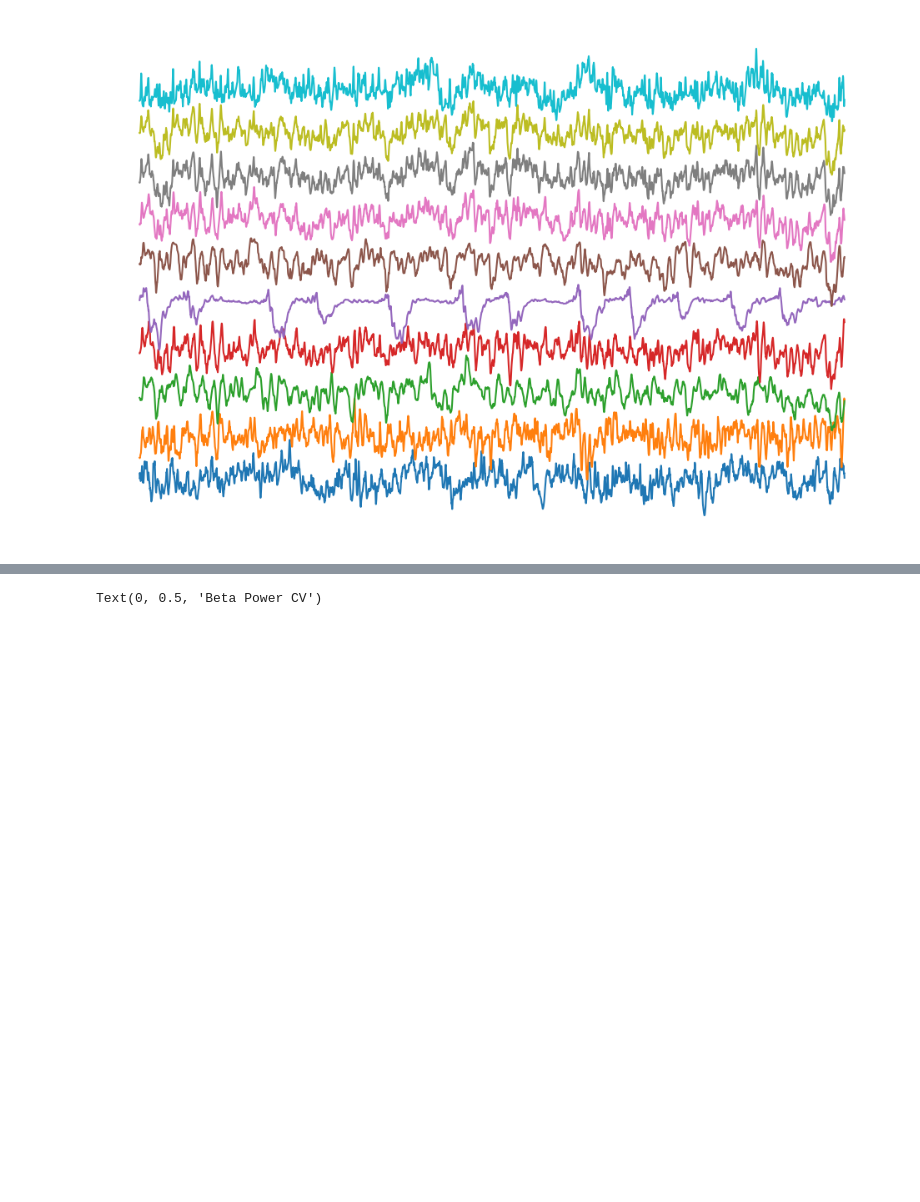
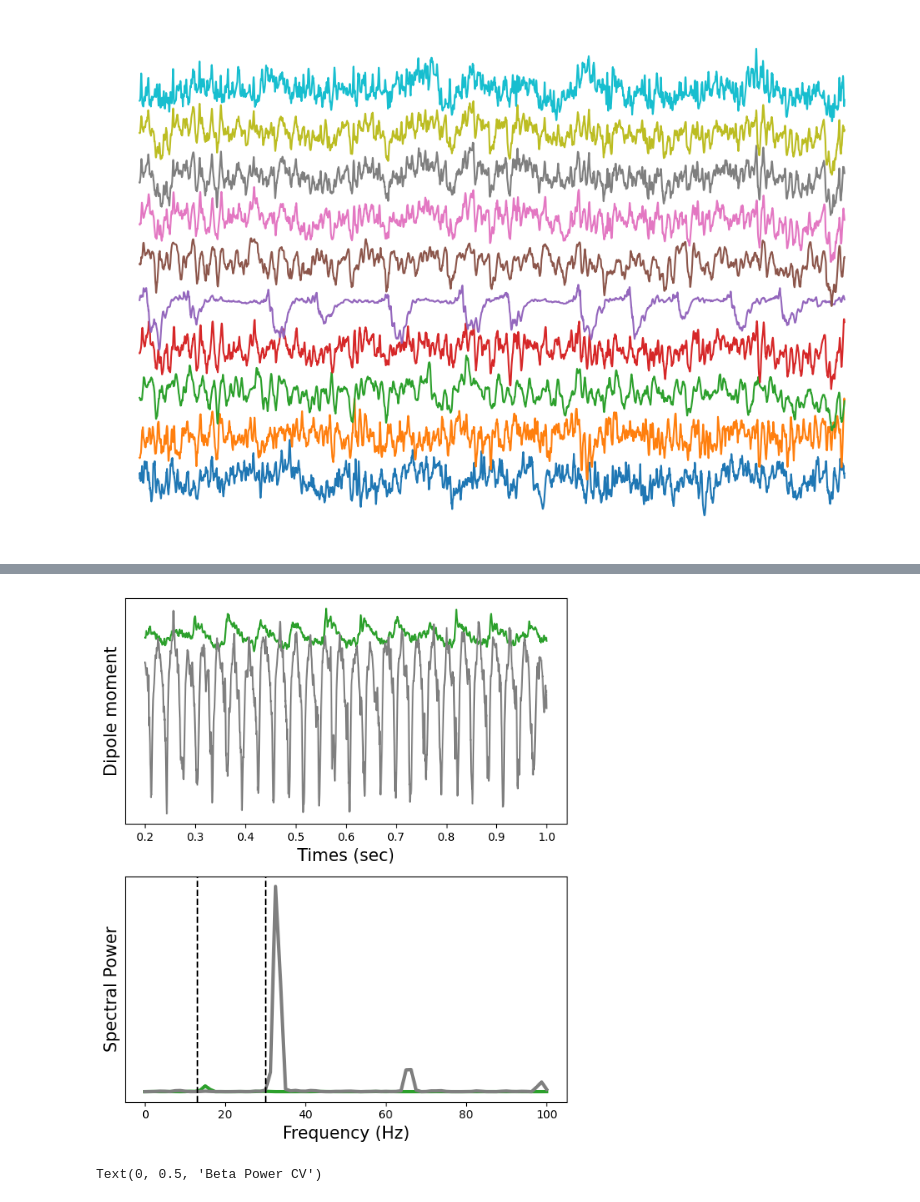
Before and after one commit to ntolley/hnn_latent, a Jupyter notebook: notebooks/excitation_propogation.ipynb, the cells around one changed output, grey strips where cells are left out. Cells and saved outputs as stored; diff of their text form; code cells hidden in the pictures; blank space fills up the shorter version.

```diff
--- a/notebooks/excitation_propogation.ipynb
+++ b/notebooks/excitation_propogation.ipynb
@@ -122,3 +116,28 @@ plt.legend()
+# %%
+plt.figure(figsize=(6,7))
+
+plt.subplot(2,1,1)
+plt.plot(times[mask], dpl[ratio_sort[8],mask] + 0.08, color='C2')
+plt.plot(times[mask], dpl[ratio_sort[-2],mask], color='C7')
+
+plt.xlabel('Times (sec)', fontsize=15)
+plt.ylabel('Dipole moment', fontsize=15)
+plt.yticks([])
+
+plt.subplot(2,1,2)
+plt.plot(freqs, powers[ratio_sort[8],:], color='C2', linewidth=3)
+plt.plot(freqs, powers[ratio_sort[-2],:], color='C7', linewidth=3)
+plt.xlabel('Frequency (Hz)', fontsize=15)
+plt.ylabel('Spectral Power', fontsize=15)
+plt.yticks([])
+
+plt.axvline(13, color='k', linestyle='--')
+plt.axvline(30, color='k', linestyle='--')
+
+
+plt.tight_layout()
+# %% [output]
+[figure, added]
 # %%
 plt.scatter(beta_ratio, beta_cv, alpha=0.1)
 plt.xlabel('Relative Beta')
```
Also changed, not shown: parts of 7 cells of this notebook, 3 other files.
